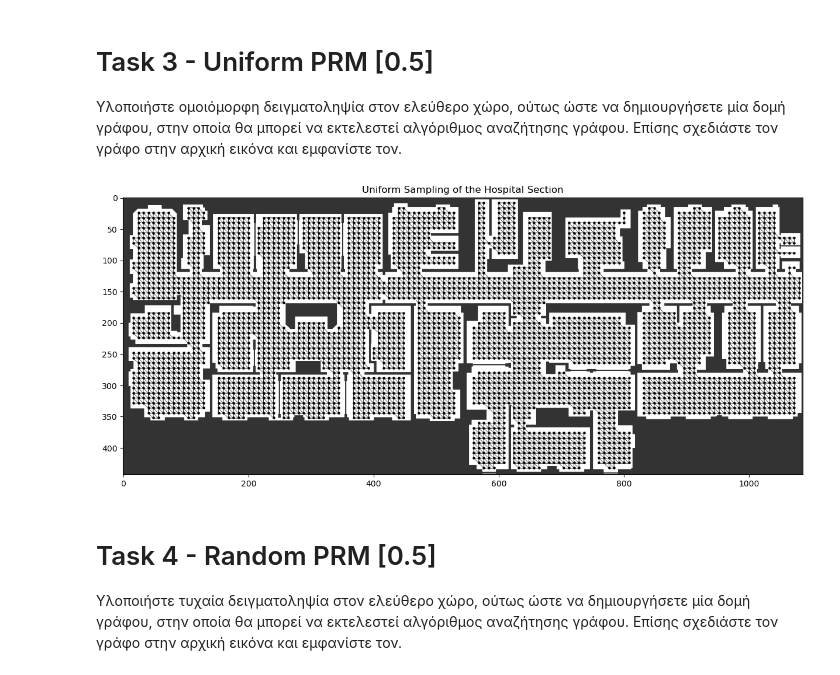
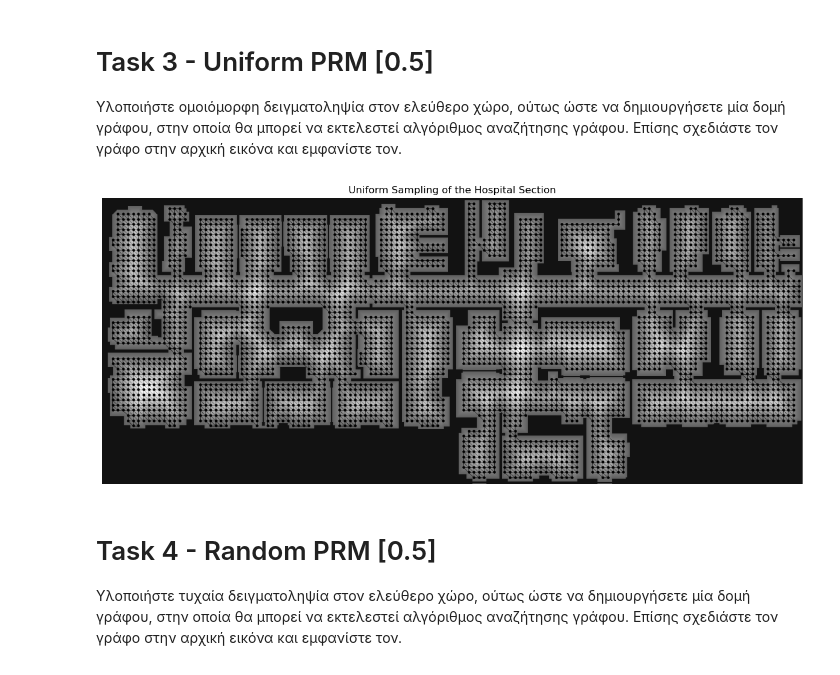
Before and after one commit to VasilisMpletsos/Autonomous_Systems_AUTH_2023, a Jupyter notebook: as2023.ipynb, the cells around one changed output. Drawn from its saved outputs; the diff is of its cells as text; code cells hidden in the pictures.

Commit message:
Add files via upload
Updated visualizations and want to start Dijkstra algorithm

```diff
--- a/as2023.ipynb
+++ b/as2023.ipynb
@@ -160,30 +160,31 @@ def uniform_sampling(image, brushfire_map, step, threshold=1):
 # %%
 uniform_probalistic_roadmap = uniform_sampling(image_normal, brushfire_map, step=8, threshold=5)
 
 x = []
 y = []
 for node in uniform_probalistic_roadmap.nodes:
     x.append(node.x)
     y.append(node.y)
 
 plt.figure(figsize=(15,15))
 
 # connect nodes with a white line if they are neighbors
 
 plt.title('Uniform Sampling of the Hospital Section')
-# plt.axis('off');
+plt.axis('off');
 plt.scatter(x, y, s=5, c='black', marker='o');
 
 # Draw the lines between the nodes
 image_normal_copy = image_normal.copy()
 for node in uniform_probalistic_roadmap.nodes:
     for neighbor in node.neighbors:
         cv2.line(image_normal_copy, (node.x, node.y+1), (neighbor.x, neighbor.y+1), (0,0,0), 1)
 
-plt.imshow(image_normal_copy, cmap='gray', alpha=0.8);
+plt.imshow(brushfire_map, cmap='gray', alpha=0.9);
+plt.imshow(image_normal_copy, cmap='gray', alpha=0.3);
 plt.show()
 # %% [output]
-[figure, old version]
+[figure, new version]
 # %% [markdown]
 # Task 4 - Random PRM [0.5]
 
```
Also changed, not shown: parts of 8 cells of this notebook.
